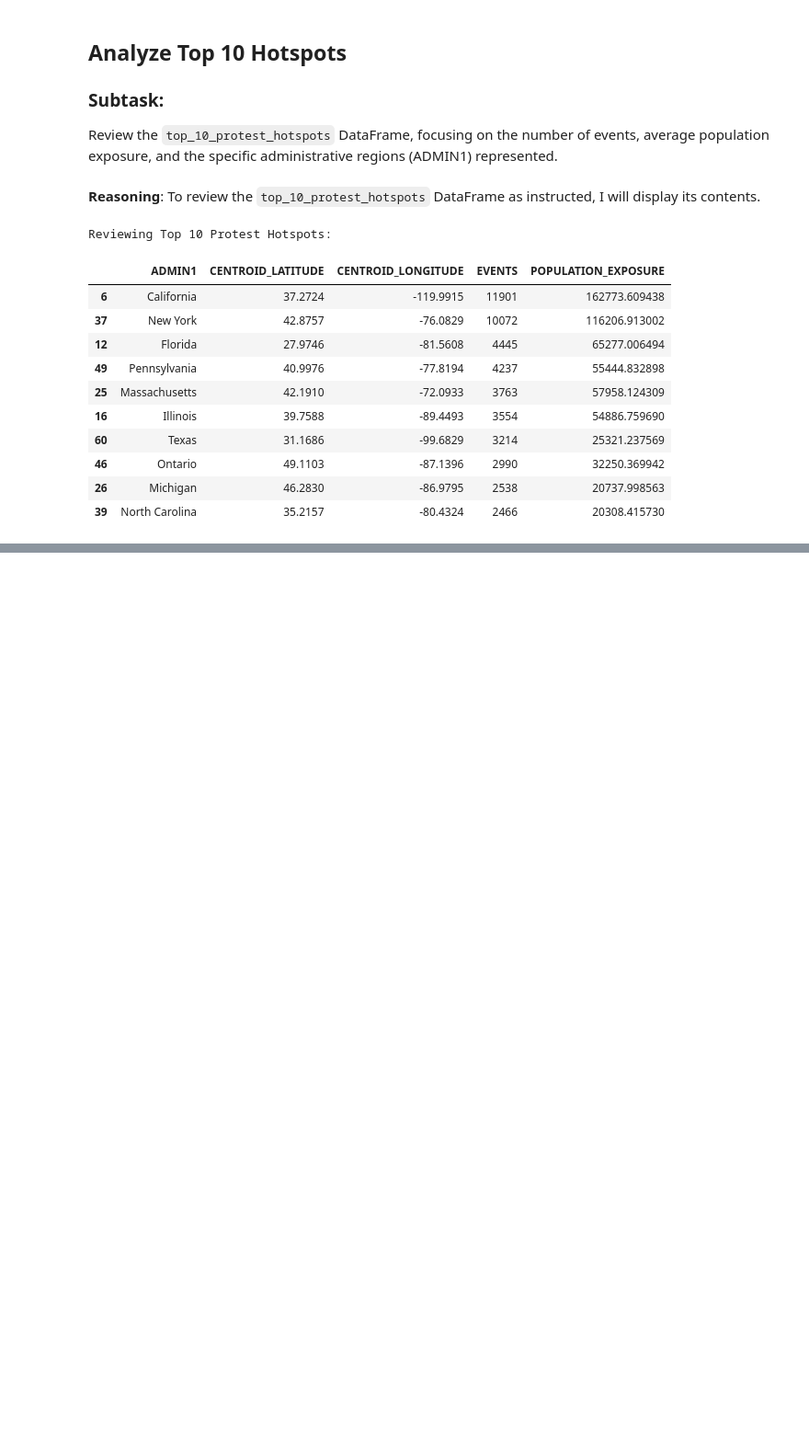
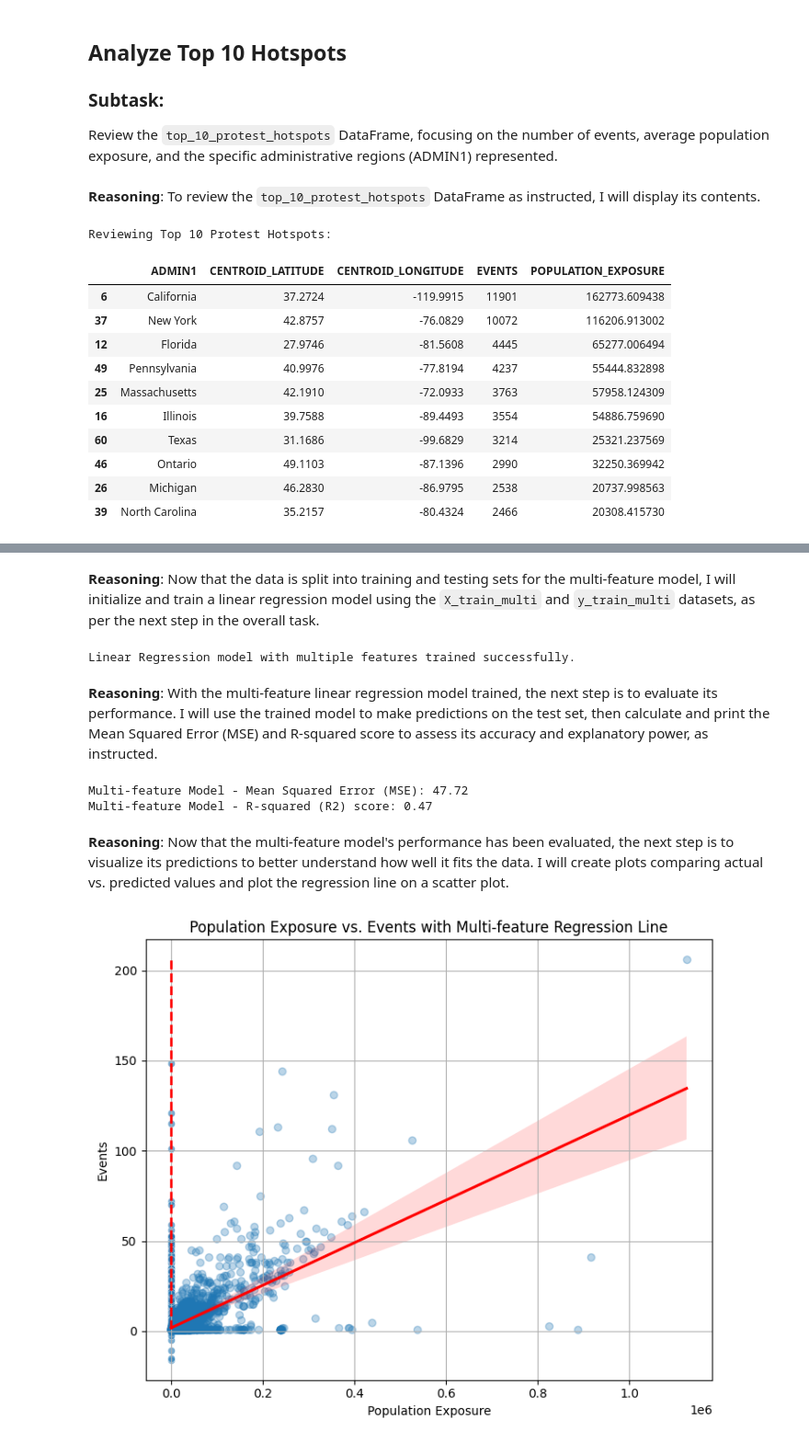
Before and after one commit to Millrjess/Jess, a Jupyter notebook: Protest06.ipynb, the cells around one changed output, grey strips where cells are left out. Shown at 92% size. Drawn from its saved outputs; the diff is of its cells as text; code cells hidden in the pictures; blank space fills up the shorter version.

```diff
--- a/Protest06.ipynb
+++ b/Protest06.ipynb
@@ -1521,0 +1739,64 @@ Reviewing Top 10 Protest Hotspots:
+# %% [markdown]
+**Reasoning**:
+Now that the data is split into training and testing sets for the multi-feature model, I will initialize and train a linear regression model using the `X_train_multi` and `y_train_multi` datasets, as per the next step in the overall task.
+# %%
+from sklearn.linear_model import LinearRegression
+
+# Initialize the Linear Regression model for multiple features
+model_multi = LinearRegression()
+
+# Train the model using the multi-feature training data
+model_multi.fit(X_train_multi, y_train_multi)
+
+print("Linear Regression model with multiple features trained successfully.")
+# %% [output]
+Linear Regression model with multiple features trained successfully.
+# %% [markdown]
+**Reasoning**:
+With the multi-feature linear regression model trained, the next step is to evaluate its performance. I will use the trained model to make predictions on the test set, then calculate and print the Mean Squared Error (MSE) and R-squared score to assess its accuracy and explanatory power, as instructed.
+# %%
+from sklearn.metrics import mean_squared_error, r2_score
+
+# Make predictions on the test set using the multi-feature model
+y_pred_multi = model_multi.predict(X_test_multi)
+
+# Calculate Mean Squared Error (MSE) for the multi-feature model
+mse_multi = mean_squared_error(y_test_multi, y_pred_multi)
+print(f"Multi-feature Model - Mean Squared Error (MSE): {mse_multi:.2f}")
+
+# Calculate R-squared score for the multi-feature model
+r2_multi = r2_score(y_test_multi, y_pred_multi)
+print(f"Multi-feature Model - R-squared (R2) score: {r2_multi:.2f}")
+# %% [output]
+Multi-feature Model - Mean Squared Error (MSE): 47.72
+Multi-feature Model - R-squared (R2) score: 0.47
+# %% [markdown]
+**Reasoning**:
+Now that the multi-feature model's performance has been evaluated, the next step is to visualize its predictions to better understand how well it fits the data. I will create plots comparing actual vs. predicted values and plot the regression line on a scatter plot.
+# %%
+import matplotlib.pyplot as plt
+import seaborn as sns
+
+plt.figure(figsize=(14, 6))
+
+# Plot 1: Actual vs. Predicted Events for multi-feature model
+plt.subplot(1, 2, 1)
+sns.scatterplot(x=y_test_multi, y=y_pred_multi, alpha=0.6)
+plt.plot([y_test_multi.min(), y_test_multi.max()], [y_test_multi.min(), y_test_multi.max()], 'r--', lw=2) # Diagonal line for perfect predictions
+plt.title('Multi-feature Model: Actual vs. Predicted Events')
+plt.xlabel('Actual Events')
+plt.ylabel('Predicted Events')
+plt.grid(True)
+
+# Plot 2: Scatter plot of a feature vs. Events with the regression line
+# For visualization purposes, we can pick one feature, e.g., POPULATION_EXPOSURE
+sns.regplot(x=X_test_multi['POPULATION_EXPOSURE'], y=y_test_multi, scatter_kws={'alpha':0.3}, line_kws={'color':'red'})
+plt.title('Population Exposure vs. Events with Multi-feature Regression Line')
+plt.xlabel('Population Exposure')
+plt.ylabel('Events')
+plt.grid(True)
+
+plt.tight_layout()
+plt.show()
+# %% [output]
+[figure, added]
```
Also changed, not shown: parts of 31 cells of this notebook.
